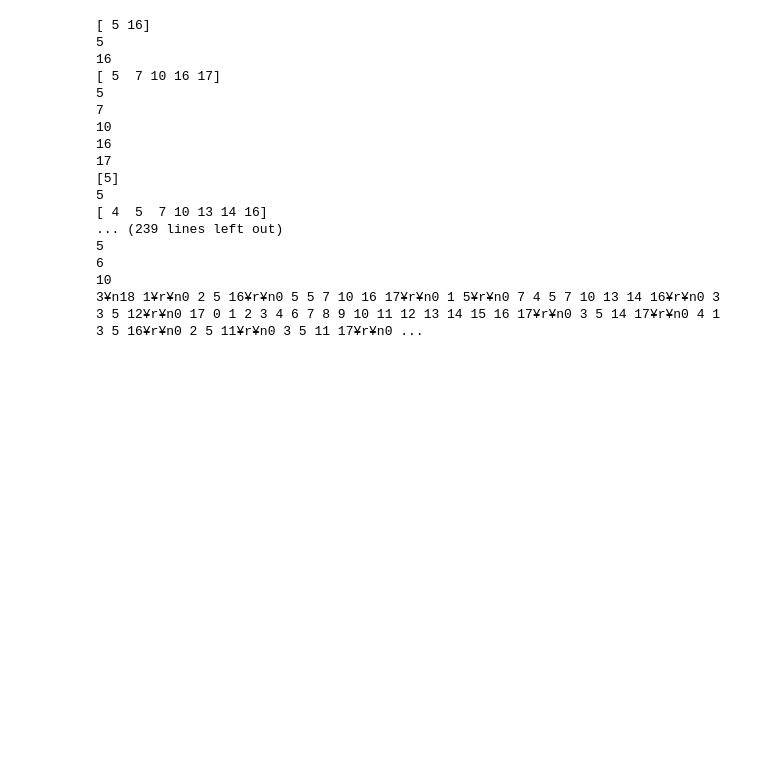
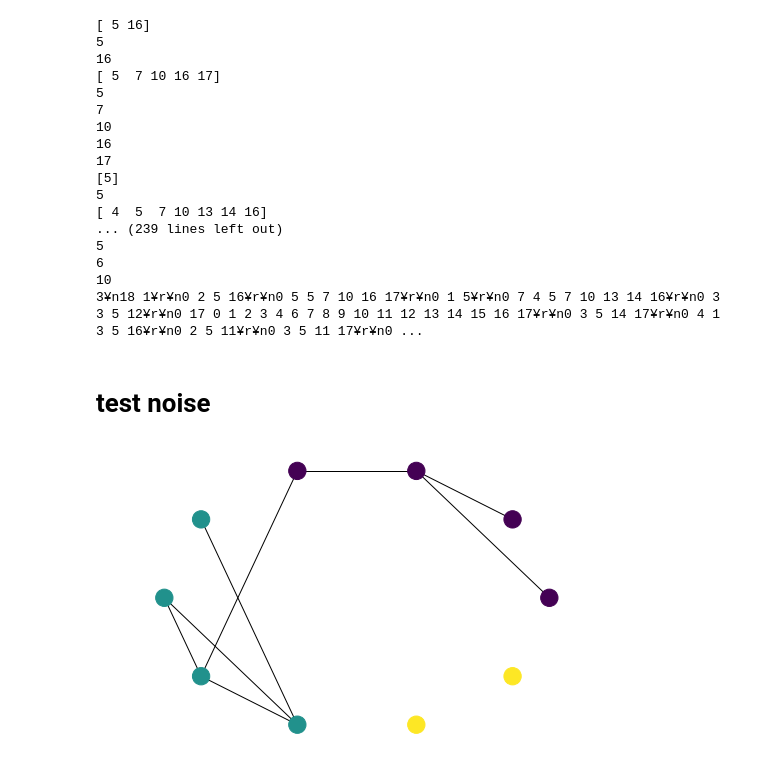
Before and after one commit to silent567/pytorch_DGCNN, a Jupyter notebook: generate_dataset/test.ipynb, the cells around one changed output. Saved outputs shown, nothing was run; the diff lists cells and outputs as text; code cells hidden in the pictures; blank space fills up the shorter version.

```diff
--- a/generate_dataset/test.ipynb
+++ b/generate_dataset/test.ipynb
@@ -92,3 +95,5 @@ print(graphs2str(subgraphs,labels))
 6
 10
 3¥n18 1¥r¥n0 2 5 16¥r¥n0 5 5 7 10 16 17¥r¥n0 1 5¥r¥n0 7 4 5 7 10 13 14 16¥r¥n0 3 3 5 12¥r¥n0 17 0 1 2 3 4 6 7 8 9 10 11 12 13 14 15 16 17¥r¥n0 3 5 14 17¥r¥n0 4 1 3 5 16¥r¥n0 2 5 11¥r¥n0 3 5 11 17¥r¥n0 ...
+# %% [markdown]
+# test noise
@@ -94,0 +105,6 @@ print(graphs2str(subgraphs,labels))
+# %%
+g = generate_random_agm_graph(10,3)
+plot_graph(g)
+plt.show()
+# %% [output]
+[figure, added]
```
Also changed, not shown: parts of 7 cells of this notebook, 4 other files.
